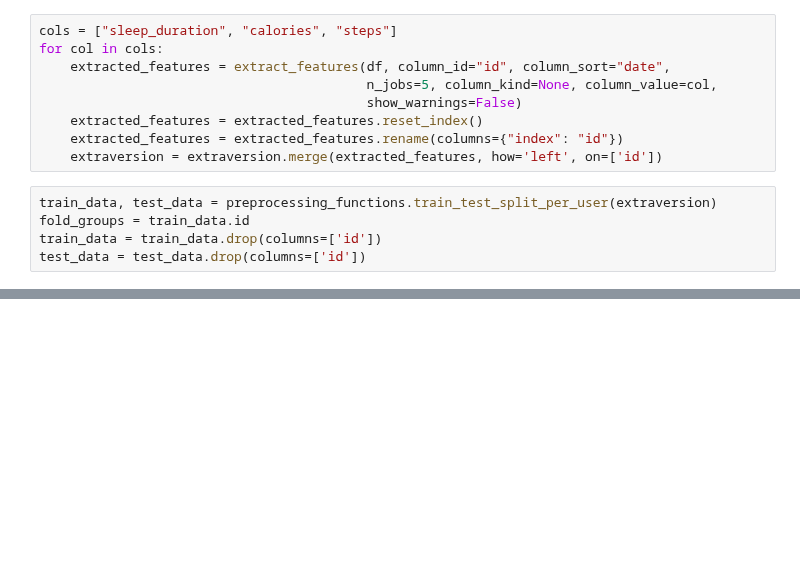
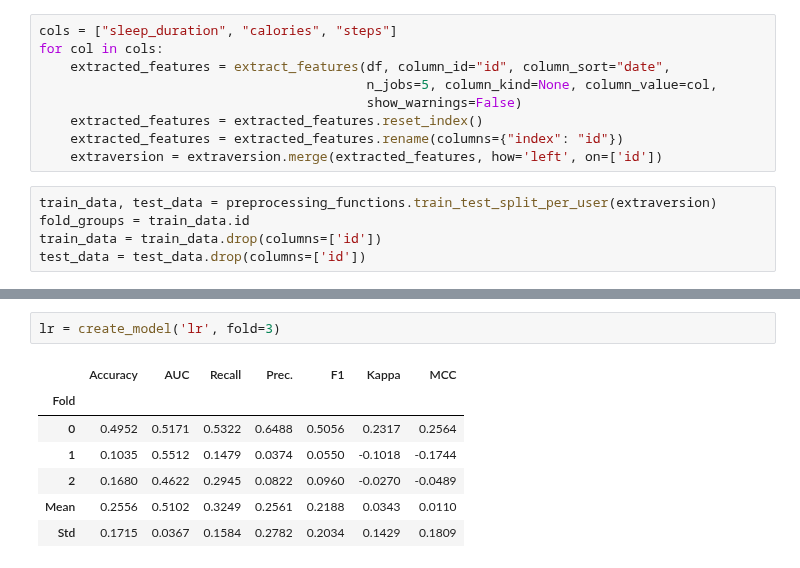
Before and after one commit to kcristinaa/RAIS-miniproject, a Jupyter notebook: notebooks_ml_models/predict_extraversion.ipynb, the cells around one changed output, grey strips where cells are left out. Cells and saved outputs as stored; diff of their text form; blank space fills up the shorter version.

```diff
--- a/notebooks_ml_models/predict_extraversion.ipynb
+++ b/notebooks_ml_models/predict_extraversion.ipynb
@@ -212,0 +213,10 @@ best = compare_models(sort = '%s'%metric) # change to F1 and AUC
+# %%
+lr = create_model('lr', fold=3)
+# %% [output]
+|  | Accuracy | AUC | Recall | Prec. | F1 | Kappa | MCC |
+| Fold |  |  |  |  |  |  |  |
+| 0 | 0.4952 | 0.5171 | 0.5322 | 0.6488 | 0.5056 | 0.2317 | 0.2564 |
+| 1 | 0.1035 | 0.5512 | 0.1479 | 0.0374 | 0.0550 | -0.1018 | -0.1744 |
+| 2 | 0.1680 | 0.4622 | 0.2945 | 0.0822 | 0.0960 | -0.0270 | -0.0489 |
+| Mean | 0.2556 | 0.5102 | 0.3249 | 0.2561 | 0.2188 | 0.0343 | 0.0110 |
+| Std | 0.1715 | 0.0367 | 0.1584 | 0.2782 | 0.2034 | 0.1429 | 0.1809 |
```
Also changed, not shown: parts of 13 cells of this notebook, 20 other files.
